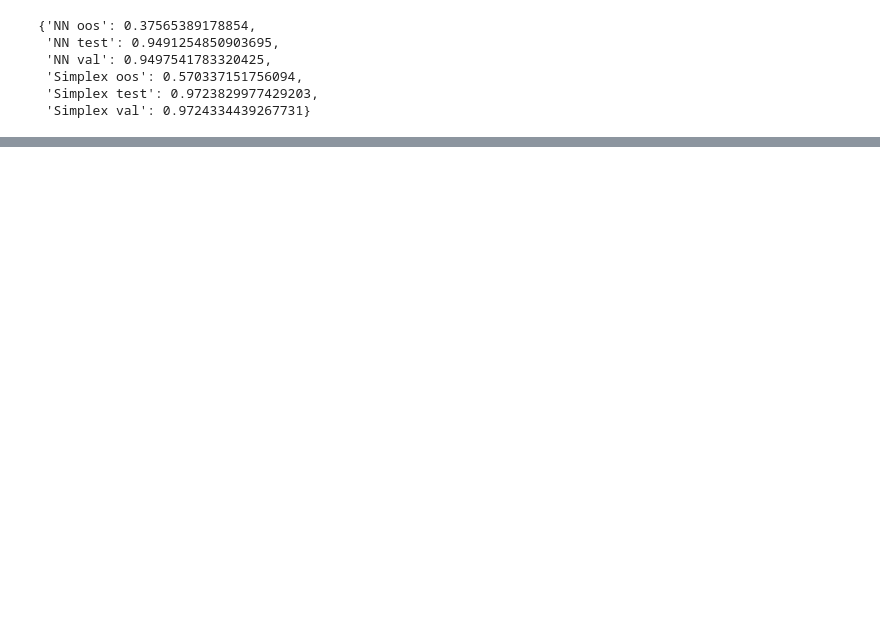
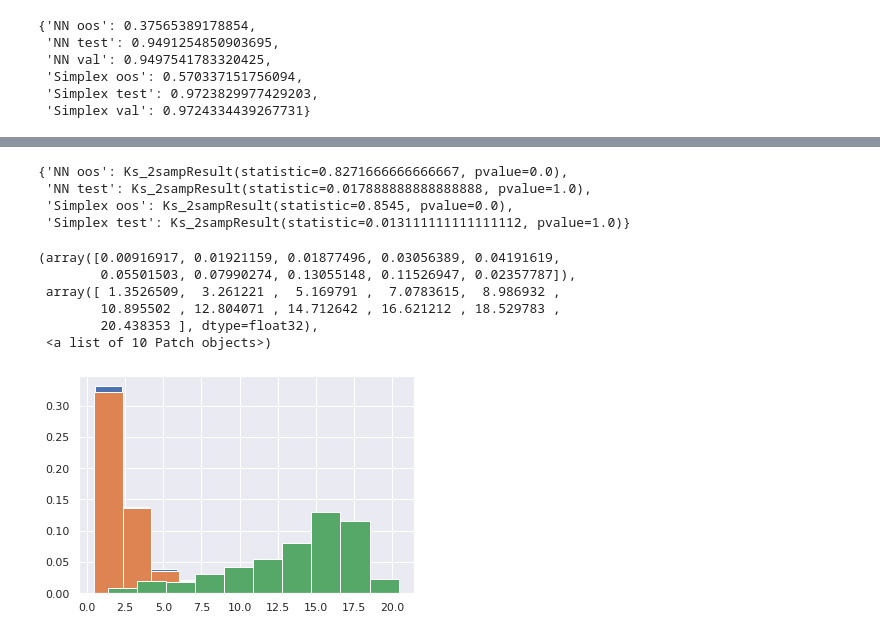
Before and after one commit to simonEllershaw/latent_variable_OOD, a Jupyter notebook: transformer_training.ipynb, the cells around one changed output, grey strips where cells are left out. Saved outputs shown, nothing was run; the diff lists cells and outputs as text; code cells hidden in the pictures; blank space fills up the shorter version.

```diff
--- a/transformer_training.ipynb
+++ b/transformer_training.ipynb
@@ -238,23 +229,19 @@ import random
 RANDOM_SEED = 23
 SUB_SAMPLE_SIZE=1000
 
-with open('/content/data/clinc150_uci/data_full.json') as f:
-  data = json.load(f)
-ood_keys = [key for key in data.keys() if 'oos' in key]
-data['oos'] = []
-for key in ood_keys:
-  data['oos'] += data.pop(key)
-
 random.seed(RANDOM_SEED)
 sub_sample_data_train = random.sample(data['train'], SUB_SAMPLE_SIZE)
 texts, labels = map(list,zip(*sub_sample_data_train))
 datasets_hf['train'] = HuggingFaceDataset(label2id, tokenizer, texts)
 # %%
 device = 'cuda:0' if torch.cuda.is_available() else 'cpu'
-latent_states = {k: get_final_class_token_state(dataset, model, batch_size, device) for k, dataset in datasets_hf.items()}
+latent_states = {}
+logits = {}
+for key, dataset in datasets_hf.items():
+  logits[key], latent_states[key] = get_model_outputs(dataset, model, batch_size, device)
 # %%
-for k, state in latent_states.items():
-  print(k, state.size())
+for k, (latent_state) in latent_states.items():
+  print(k, latent_state.size())
 # %% [output]
 val torch.Size([3000, 768])
 train torch.Size([1000, 768])
@@ -358,13 +309,13 @@ for key in fit_keys:
 from torch.nn.functional import pairwise_distance
 from sklearn.metrics import r2_score
 
-errors={}
+distances={}
 r2_scores={}
 
 for name, explainer in explainers.items():
   latent_rep=explainer.test_latent_reps.cpu()
   latent_approx=explainer.latent_approx().cpu()
-  errors[name]=pairwise_distance(latent_rep, latent_approx)
+  distances[name]=pairwise_distance(latent_rep, latent_approx)
   r2_scores[name]=r2_score(latent_rep, latent_approx)
 # %%
 r2_scores
@@ -377,0 +337,31 @@ r2_scores
+# %%
+from scipy.stats import ks_2samp
+
+ks_2_samp_metrics = {}
+for model_name in model_names:
+  for fit_key in ['oos', 'test']:
+    key=f"{model_name} {fit_key}"
+    ks_2_samp_metrics[key] = ks_2samp(distances[f"{model_name} val"], distances[key])
+
+ks_2_samp_metrics
+# %% [output]
+{'NN oos': Ks_2sampResult(statistic=0.8271666666666667, pvalue=0.0),
+ 'NN test': Ks_2sampResult(statistic=0.017888888888888888, pvalue=1.0),
+ 'Simplex oos': Ks_2sampResult(statistic=0.8545, pvalue=0.0),
+ 'Simplex test': Ks_2sampResult(statistic=0.013111111111111112, pvalue=1.0)}
+# %%
+pdf_val = np.sort(distances['Simplex val'].numpy())
+pdf_test = np.sort(distances['Simplex test'].numpy())
+pdf_oos = np.sort(distances['Simplex oos'].numpy())
+fig, ax = plt.subplots()
+ax.hist(pdf_val, density=True)
+ax.hist(pdf_test, density=True)
+ax.hist(pdf_oos, density=True)
+# %% [output]
+(array([0.00916917, 0.01921159, 0.01877496, 0.03056389, 0.04191619,
+        0.05501503, 0.07990274, 0.13055148, 0.11526947, 0.02357787]),
+ array([ 1.3526509,  3.261221 ,  5.169791 ,  7.0783615,  8.986932 ,
+        10.895502 , 12.804071 , 14.712642 , 16.621212 , 18.529783 ,
+        20.438353 ], dtype=float32),
+ <a list of 10 Patch objects>)
+[figure, added]
```
Also changed, not shown: parts of 44 cells of this notebook.
